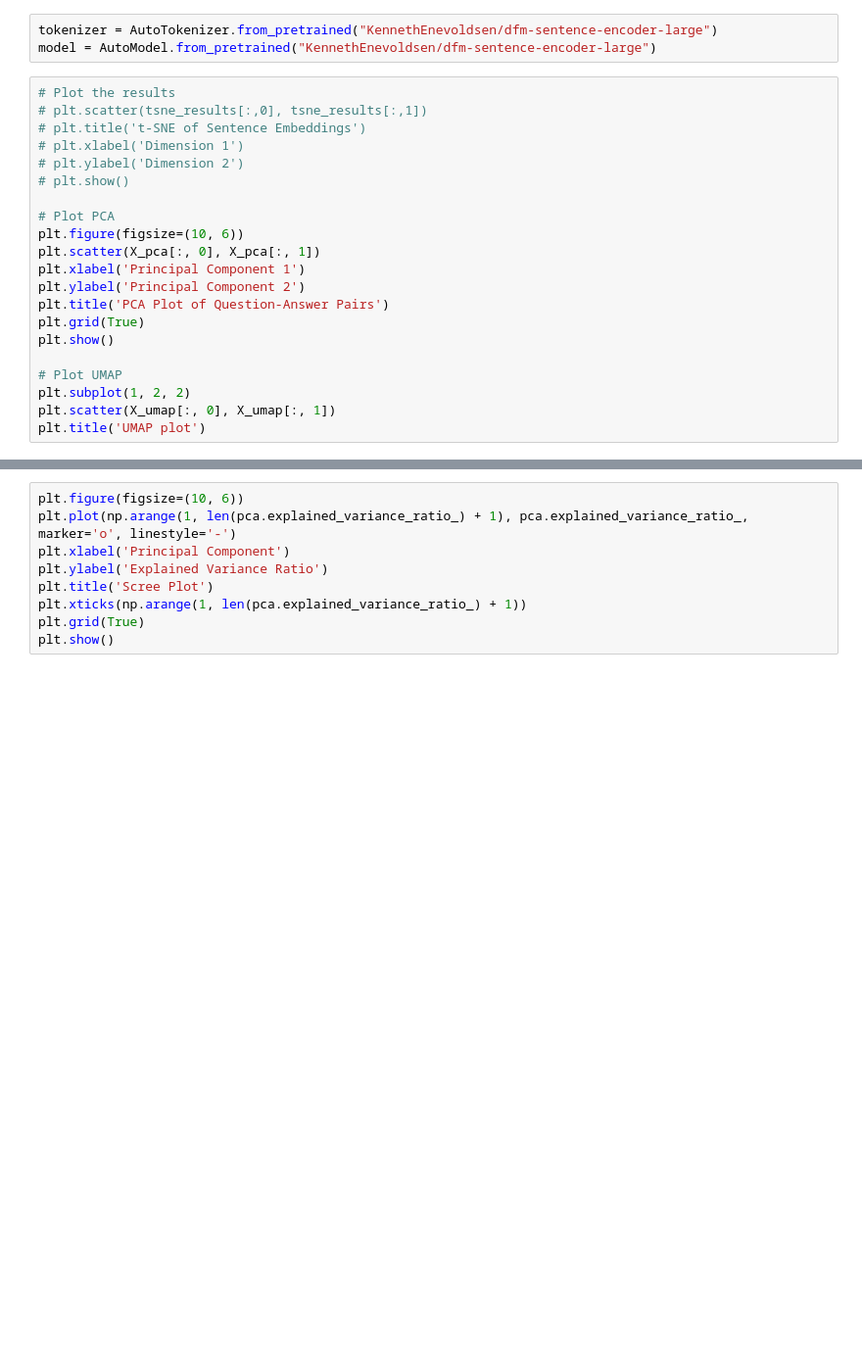
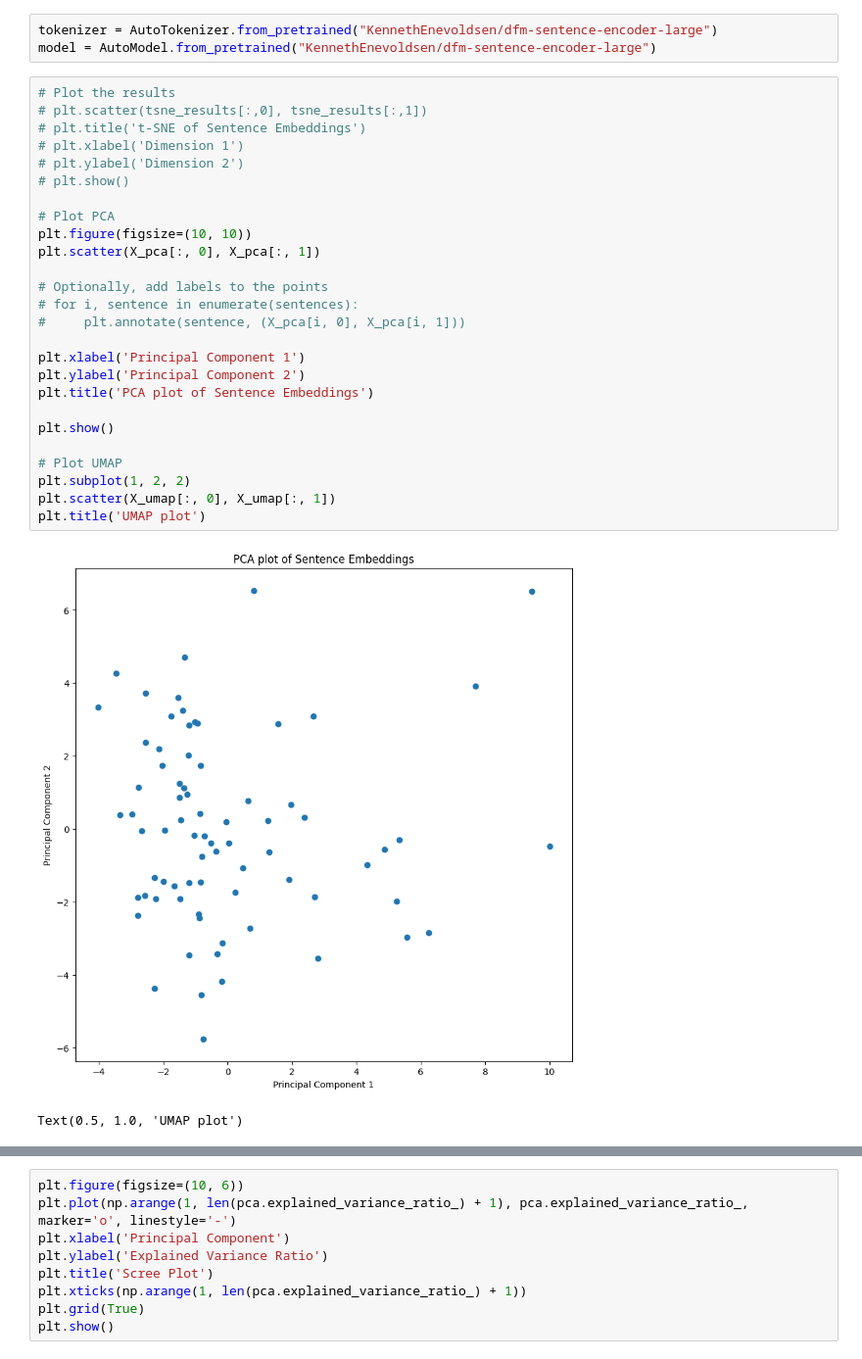
Before and after one commit to Rachristi/Ai-Bachelor, a Jupyter notebook: Kennethenevoldsen/test.ipynb, the cells around one changed output, grey strips where cells are left out. Shown: that part at 98% size. Drawn from its saved outputs; the diff is of its cells as text; blank space fills up the shorter version.

```diff
--- a/Kennethenevoldsen/test.ipynb
+++ b/Kennethenevoldsen/test.ipynb
@@ -106,21 +115,29 @@ model = AutoModel.from_pretrained("KennethEnevoldsen/dfm-sentence-encoder-large"
 # %%
 # Plot the results
 # plt.scatter(tsne_results[:,0], tsne_results[:,1])
 # plt.title('t-SNE of Sentence Embeddings')
 # plt.xlabel('Dimension 1')
 # plt.ylabel('Dimension 2')
 # plt.show()
 
 # Plot PCA
-plt.figure(figsize=(10, 6))
+plt.figure(figsize=(10, 10))
 plt.scatter(X_pca[:, 0], X_pca[:, 1])
+
+# Optionally, add labels to the points
+# for i, sentence in enumerate(sentences):
+#     plt.annotate(sentence, (X_pca[i, 0], X_pca[i, 1]))
+
 plt.xlabel('Principal Component 1')
 plt.ylabel('Principal Component 2')
-plt.title('PCA Plot of Question-Answer Pairs')
-plt.grid(True)
+plt.title('PCA plot of Sentence Embeddings')
+
 plt.show()
 
 # Plot UMAP
 plt.subplot(1, 2, 2)
 plt.scatter(X_umap[:, 0], X_umap[:, 1])
 plt.title('UMAP plot')
+# %% [output]
+[figure, added]
+Text(0.5, 1.0, 'UMAP plot')
```
Also changed, not shown: parts of 9 cells of this notebook, 6 other files.
